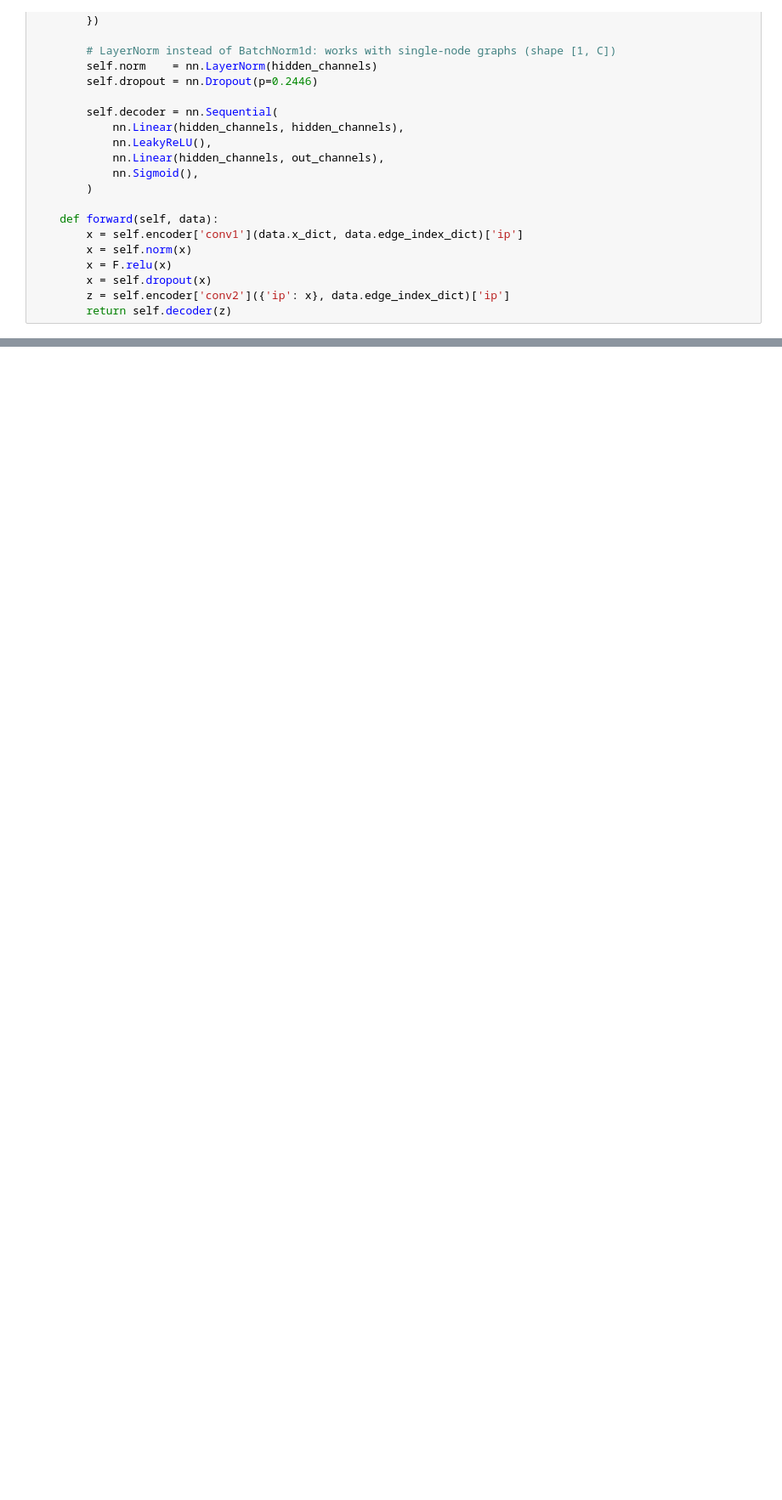
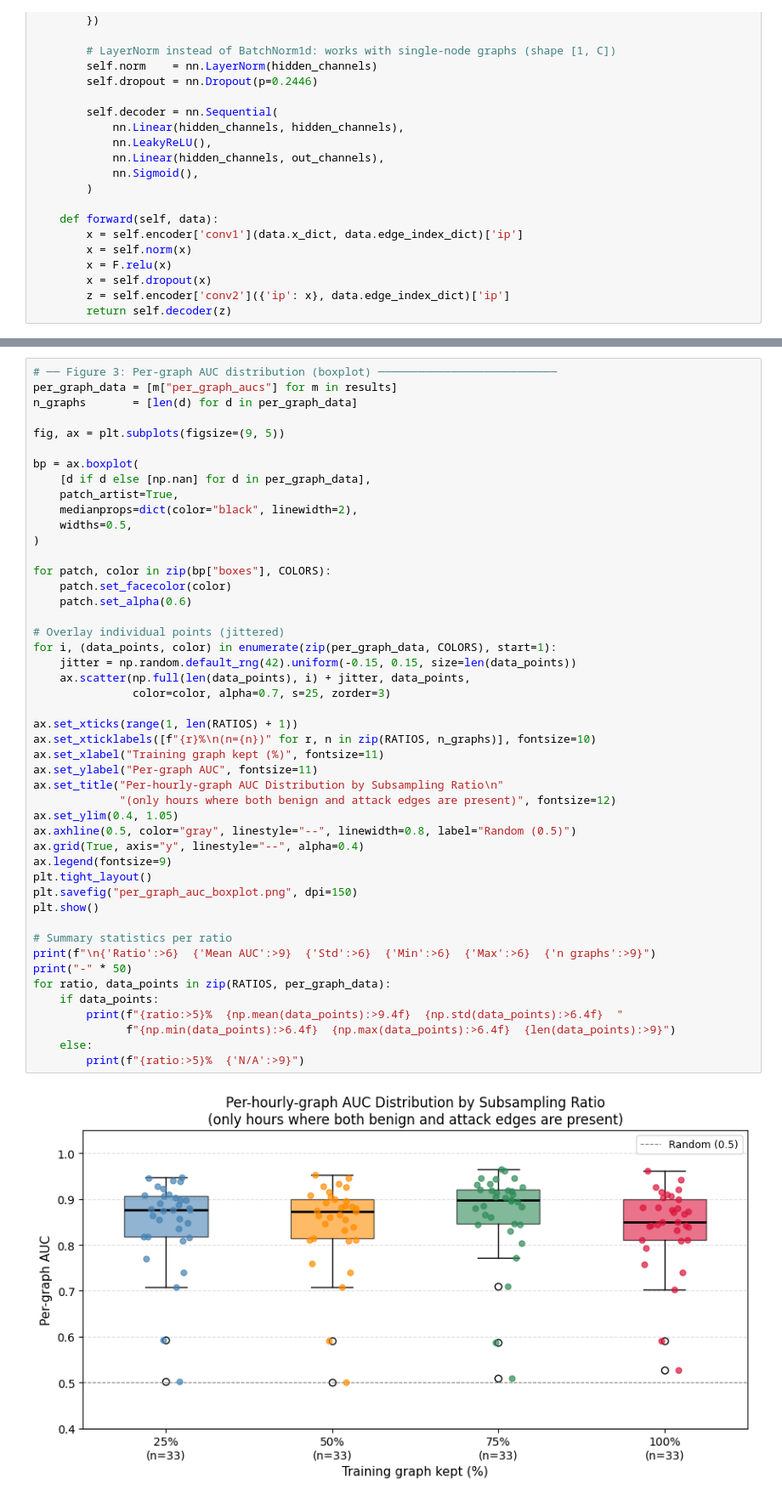
Before and after one commit to refouch/IoT-project, a Jupyter notebook: GAE_comparison_experiment.ipynb, the cells around one changed output, grey strips where cells are left out. Shown at 85% size. Drawn from its saved outputs; the diff is of its cells as text; blank space fills up the shorter version.

```diff
--- a/GAE_comparison_experiment.ipynb
+++ b/GAE_comparison_experiment.ipynb
@@ -290,0 +322,49 @@ Summary:
+# %%
+# ── Figure 3: Per-graph AUC distribution (boxplot) ───────────────────────────
+per_graph_data = [m["per_graph_aucs"] for m in results]
+n_graphs       = [len(d) for d in per_graph_data]
+
+fig, ax = plt.subplots(figsize=(9, 5))
+
+bp = ax.boxplot(
+    [d if d else [np.nan] for d in per_graph_data],
+    patch_artist=True,
+    medianprops=dict(color="black", linewidth=2),
+    widths=0.5,
+)
+
+for patch, color in zip(bp["boxes"], COLORS):
+    patch.set_facecolor(color)
+    patch.set_alpha(0.6)
+
+# Overlay individual points (jittered)
+for i, (data_points, color) in enumerate(zip(per_graph_data, COLORS), start=1):
+    jitter = np.random.default_rng(42).uniform(-0.15, 0.15, size=len(data_points))
+    ax.scatter(np.full(len(data_points), i) + jitter, data_points,
+               color=color, alpha=0.7, s=25, zorder=3)
+
+ax.set_xticks(range(1, len(RATIOS) + 1))
+ax.set_xticklabels([f"{r}%\n(n={n})" for r, n in zip(RATIOS, n_graphs)], fontsize=10)
+ax.set_xlabel("Training graph kept (%)", fontsize=11)
+ax.set_ylabel("Per-graph AUC", fontsize=11)
+ax.set_title("Per-hourly-graph AUC Distribution by Subsampling Ratio\n"
+             "(only hours where both benign and attack edges are present)", fontsize=12)
+ax.set_ylim(0.4, 1.05)
+ax.axhline(0.5, color="gray", linestyle="--", linewidth=0.8, label="Random (0.5)")
+ax.grid(True, axis="y", linestyle="--", alpha=0.4)
+ax.legend(fontsize=9)
+plt.tight_layout()
+plt.savefig("per_graph_auc_boxplot.png", dpi=150)
+plt.show()
+
+# Summary statistics per ratio
+print(f"\n{'Ratio':>6}  {'Mean AUC':>9}  {'Std':>6}  {'Min':>6}  {'Max':>6}  {'n graphs':>9}")
+print("-" * 50)
+for ratio, data_points in zip(RATIOS, per_graph_data):
+    if data_points:
+        print(f"{ratio:>5}%  {np.mean(data_points):>9.4f}  {np.std(data_points):>6.4f}  "
+              f"{np.min(data_points):>6.4f}  {np.max(data_points):>6.4f}  {len(data_points):>9}")
+    else:
+        print(f"{ratio:>5}%  {'N/A':>9}")
+# %% [output]
+[figure, added]
```
Also changed, not shown: parts of 5 cells of this notebook, 2 other files.
